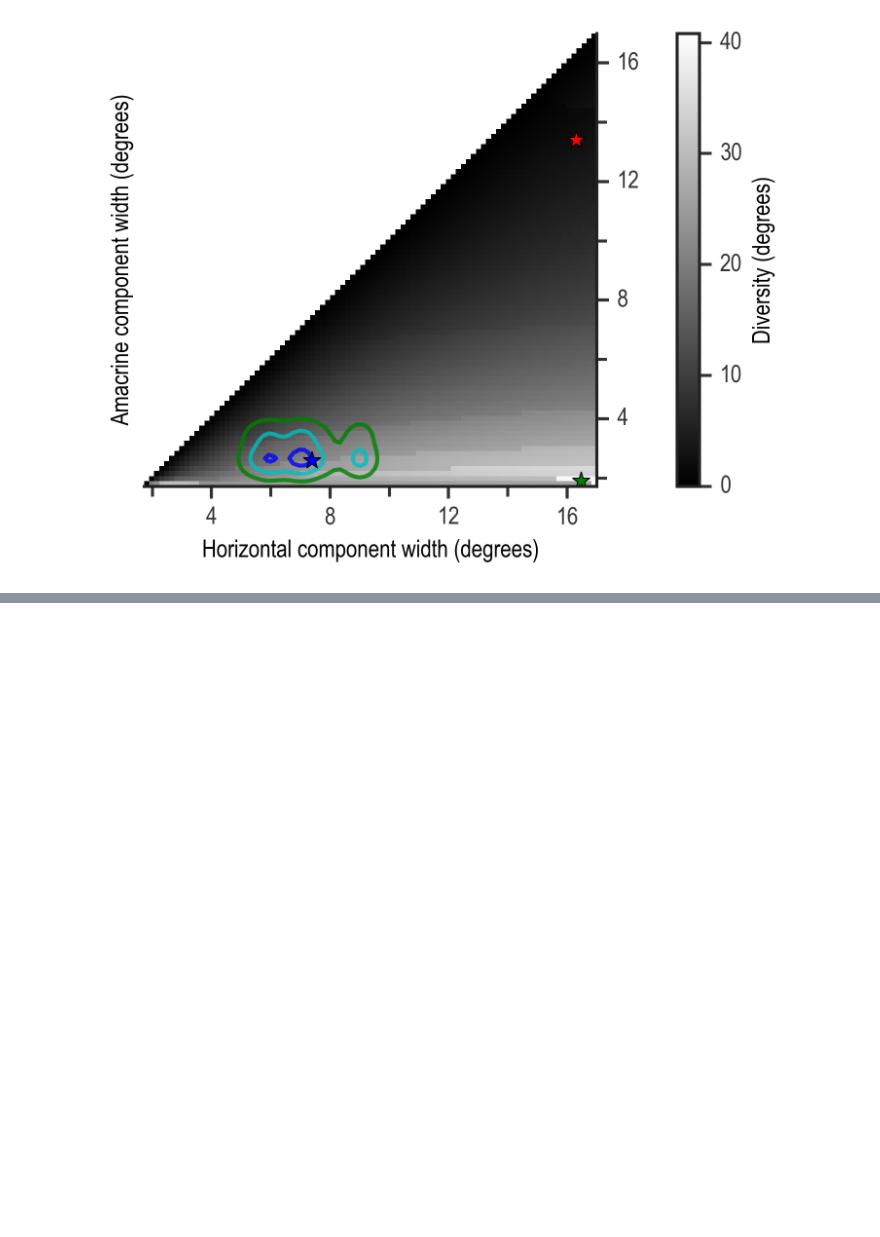
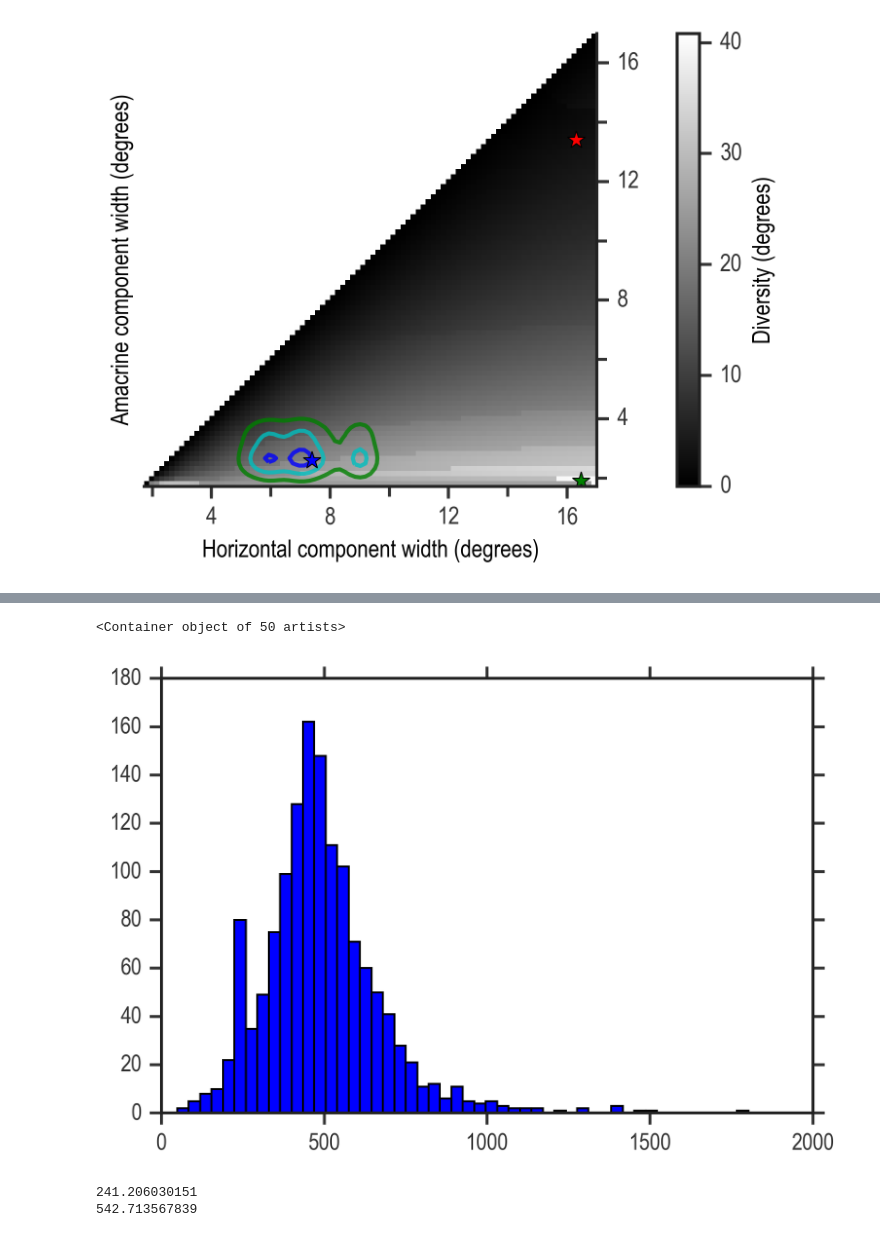
Before and after one commit to lmcintosh/ipython-notebooks, a Jupyter notebook: baccuslab/Surround - 4-2 diversity plots - minimal.ipynb, the cells around one changed output, grey strips where cells are left out. Cells and saved outputs as stored; diff of their text form; code cells hidden in the pictures; blank space fills up the shorter version.

```diff
--- a/baccuslab/Surround - 4-2 diversity plots - minimal.ipynb
+++ b/baccuslab/Surround - 4-2 diversity plots - minimal.ipynb
@@ -1065,0 +1151,5 @@ plt.savefig('lower triangle of diversity smoothed contours with examples degrees
+# %%
+most_widths = np.hstack(all_widths)
+most_widths = most_widths[most_widths < 2000/(std_to_half_width * microns_per_degree)]
+print(np.mean(std_to_half_width * microns_per_degree * most_widths))
+print(np.std(std_to_half_width * microns_per_degree * most_widths))
@@ -1065,0 +1165,13 @@ plt.savefig('lower triangle of diversity smoothed contours with examples degrees
+# %%
+count, bins = np.histogram(std_to_half_width * microns_per_degree * most_widths, bins=50)
+bin_width = np.mean(np.diff(bins))
+plt.bar(bins[:-1]+bin_width/2., count, width=bin_width)
+# %% [output]
+<Container object of 50 artists>
+[figure, added]
+# %%
+print(np.min(interneuron_half_maxs['amacrine']))
+print(np.max(interneuron_half_maxs['amacrine']))
+# %% [output]
+241.206030151
+542.713567839
```
Also changed, not shown: parts of 15 cells of this notebook, 5 other files.
